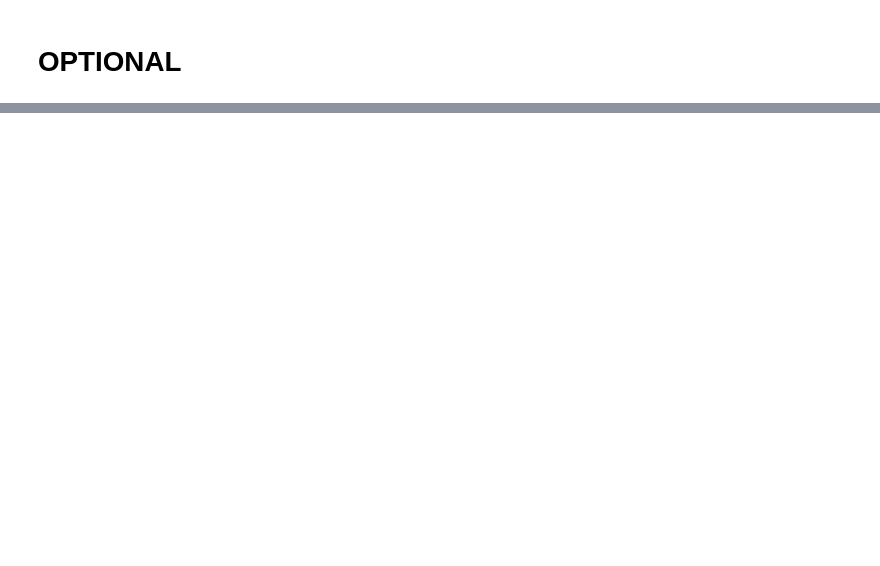
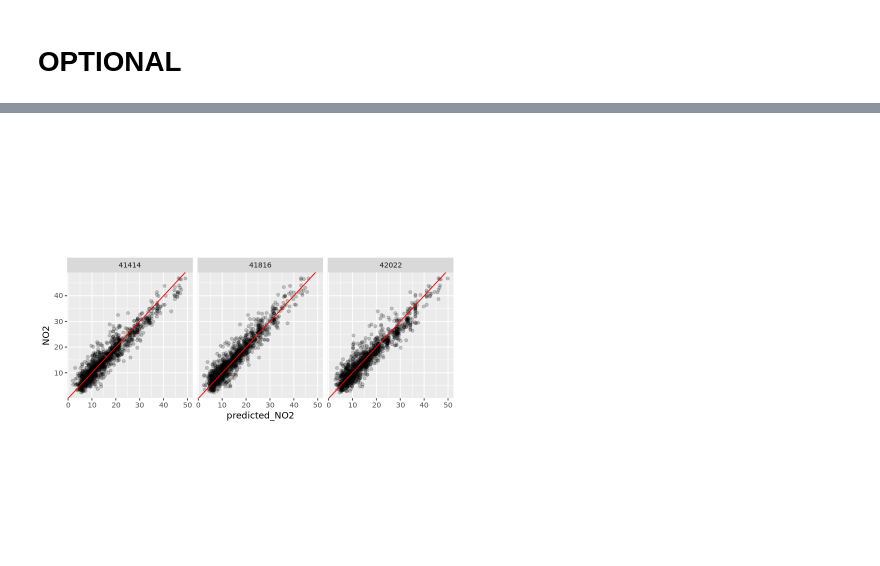
Before and after one commit to edanesh/airly3sagemaker-, a Jupyter notebook: V3-Copy1.ipynb, the cells around one changed output, grey strips where cells are left out. Saved outputs shown, nothing was run; the diff lists cells and outputs as text; code cells hidden in the pictures; blank space fills up the shorter version.

Commit message:
xgboost added

```diff
--- a/V3-Copy1.ipynb
+++ b/V3-Copy1.ipynb
@@ -699,0 +680,7 @@ sm_predictor$delete_endpoint()
+# %%
+# this line automatically looks for the XGBoost image URI and builds an XGBoost container.
+# specify the repo_version depending on your preference.
+xgb_container <- sagemaker$image_uris$retrieve(framework='xgboost',
+                                          region=session$boto_region_name,
+                                          version='latest')
+cat('XGBoost Container Image URL: ', xgb_container)
@@ -699,0 +772,12 @@ sm_predictor$delete_endpoint()
+# %%
+xgb_predictions = vector("list")
+for (ID in test_ids) {
+    test_plus <- read_csv(file=str_glue("data", ID, "test", "test_plus.csv", .sep="/"),
+                     col_names=c("NO2", "RAW", "baseline", "temperature"))
+
+    xgb_prediction_id <- read_csv(file=str_glue("xgboost_batch_output", ID, "test.csv.out", .sep="/"),
+                       col_names='predicted_NO2')
+    xgb_prediction_id$predicted_NO2 = extract_numeric(xgb_prediction_id$predicted_NO2)
+    xgb_test_prediction <- cbind(id=rep(ID, times = length(xgb_prediction_id)), xgb_prediction_id, test_plus)
+    xgb_predictions <- rbind(xgb_predictions, xgb_test_prediction)
+}
@@ -699,0 +836,10 @@ sm_predictor$delete_endpoint()
+# %%
+xgb_predictions %>%
+    ggplot(aes(x=predicted_NO2, y=NO2)) +
+    geom_point(alpha=0.2) +
+    geom_abline(slope=1, intercept=0, col="red") +
+    facet_wrap(~id) +
+    coord_fixed()
+#     theme(aspect.ratio=1)
+# %% [output]
+[figure, added]
```
Also changed, not shown: parts of 15 cells of this notebook, 1 other file.
